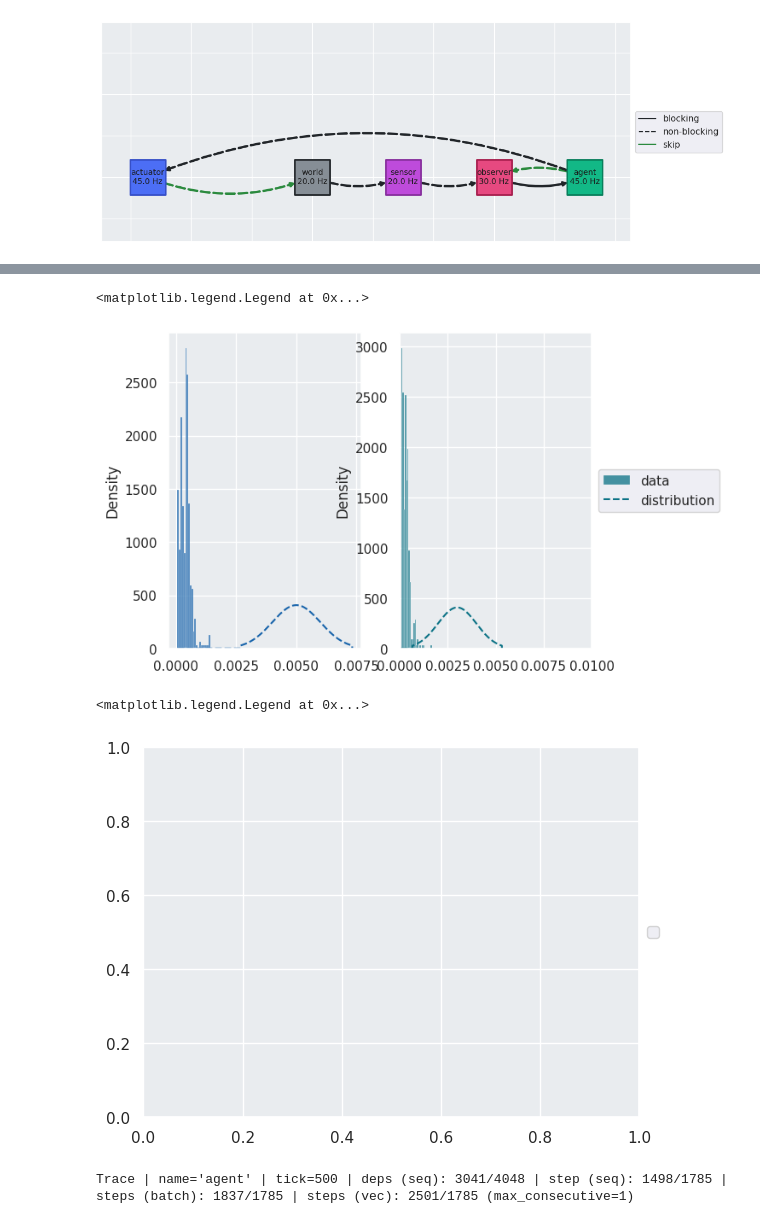
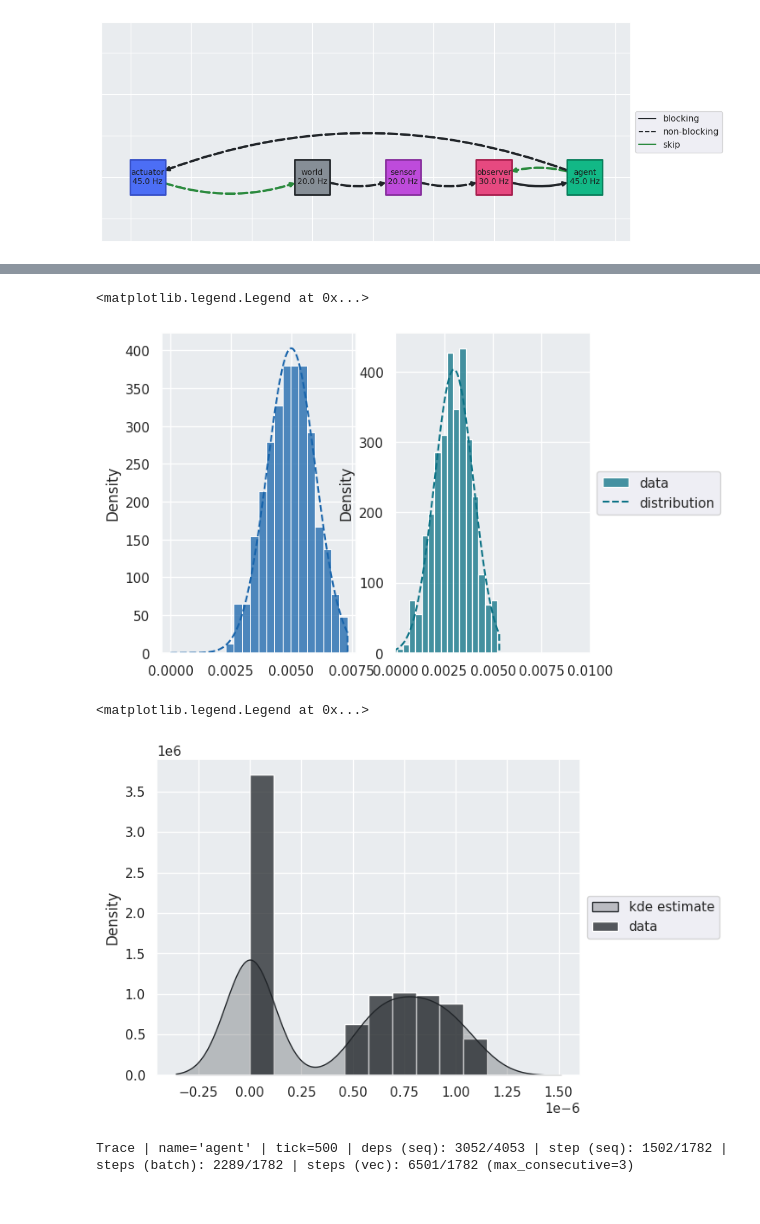
Before and after one commit to bheijden/rex, a Jupyter notebook: notebooks/protocol.ipynb, the cells around one changed output, grey strips where cells are left out. Saved outputs shown, nothing was run; the diff lists cells and outputs as text; code cells hidden in the pictures.

Commit message:
add ts, seq to StepState, add quantile function

```diff
--- a/notebooks/protocol.ipynb
+++ b/notebooks/protocol.ipynb
@@ -21,11 +22,11 @@ from scripts.dummy import DummyNode, DummyAgent
 utils.set_log_level(WARN)
 # %%
 # Create nodes
-world = DummyNode("world",           rate=20, delay_sim=Gaussian(0.000), color="magenta")
-sensor = DummyNode("sensor",         rate=20, delay_sim=Gaussian(0.007), color="yellow")
-observer = DummyNode("observer",     rate=30, delay_sim=Gaussian(0.016), color="cyan")
-agent = DummyAgent("agent",          rate=45, delay_sim=Gaussian(0.005, 0.001), color="blue", advance=True)
-actuator = DummyNode("actuator",     rate=45, delay_sim=Gaussian(1/45), color="green", advance=False, stateful=True)
+world = DummyNode("world",           rate=20, delay_sim=Gaussian(0.000), scheduling=PHASE)
+sensor = DummyNode("sensor",         rate=20, delay_sim=Gaussian(0.007), scheduling=PHASE)
+observer = DummyNode("observer",     rate=30, delay_sim=Gaussian(0.016), scheduling=PHASE)
+agent = DummyAgent("agent",          rate=45, delay_sim=Gaussian(0.005, 0.001), scheduling=PHASE, advance=True)
+actuator = DummyNode("actuator",     rate=45, delay_sim=Gaussian(1/45), scheduling=PHASE, advance=False, stateful=True)
 nodes = [world, sensor, observer, agent, actuator]
 
 # Connect
@@ -33,6 +34,6 @@ sensor.connect(world,        blocking=False, delay_sim=Gaussian(0.004), skip=Fal
 observer.connect(sensor,     blocking=False, delay_sim=Gaussian(0.003), skip=False, jitter=BUFFER)
 observer.connect(agent,      blocking=False, delay_sim=Gaussian(0.003), skip=True, jitter=LATEST)
 agent.connect(observer,      blocking=True, delay_sim=Gaussian(0.003), skip=False, jitter=BUFFER)
-actuator.connect(agent,      blocking=False, delay_sim=Gaussian(0.003, 0.001), skip=False, jitter=BUFFER, delay=0.05)
+actuator.connect(agent,      blocking=False, delay_sim=Gaussian(0.003, 0.001), skip=False, jitter=BUFFER)
 world.connect(actuator,      blocking=False, delay_sim=Gaussian(0.004), skip=True, jitter=BUFFER)
 # %% [output]
@@ -182,8 +187,8 @@ fig, axes = plt.subplots(ncols=2)
 [ax.set(facecolor=oc.ccolor("gray")) for ax in axes.flatten().tolist()]
 
 # Plot delays
-plot_delay(axes[0], d["agent"], clock=WALL_CLOCK)
-plot_delay(axes[1], d["actuator"].inputs[0], clock=WALL_CLOCK)
+plot_delay(axes[0], d["agent"], clock=SIMULATED)
+plot_delay(axes[1], d["actuator"].inputs[0], clock=SIMULATED)
 
 # axes[0].set(xlim=[0, 0.0025])
 axes[1].set(xlim=[0, 0.01])
@@ -196,29 +201,29 @@ axes[1].legend(by_label.values(), by_label.keys(), ncol=1, loc='center left', fa
           bbox_to_anchor=(1.0, 0.50))
 # %% [output]
 <matplotlib.legend.Legend at 0x...>
-[figure, old version]
+[figure, new version]
 # %%
 from rex.plot import plot_step_timing
 
 # Create new plots
 fig, ax = plt.subplots()
 ax.set(facecolor=oc.ccolor("gray"))
 
 # Plot step timing variation
-# plot_step_timing(ax, d["actuator"], ["delayed", "advanced", "ontime"])
+plot_step_timing(ax, d["actuator"], ["delayed", "advanced", "ontime"])
 # plot_step_timing(ax, d["actuator"], ["delayed", "ontime"])
 # plot_step_timing(ax, d["agent"], ["advanced", "ontime"])
 # plot_step_timing(ax, d["agent"], ["advanced"])
-plot_step_timing(ax, d["actuator"], "delayed", name="delayed")
+# plot_step_timing(ax, d["actuator"], "delayed", name="delayed")
 # plot_step_timing(ax, d["actuator"], "advanced", name="advanced")
 # plot_step_timing(ax, d["actuator"], "ontime", name="on time")
 
 # Plot legend
 handles, labels = ax.get_legend_handles_labels()
 ax.legend(handles, labels, ncol=1, loc='center left', fancybox=True, shadow=False, bbox_to_anchor=(1.0, 0.50))
 # %% [output]
 <matplotlib.legend.Legend at 0x...>
-[figure, old version]
+[figure, new version]
 # %%
 # Trace steps
 from rex.tracer import trace
@@ -230,7 +235,7 @@ d["actuator"].info.stateful = False
 # Trace record
 traceback = trace(record, "agent", -1, static=True)
 # %% [output]
-Trace | name='agent' | tick=500 | deps (seq): 3041/4048 | step (seq): 1498/1785 | steps (batch): 1837/1785 | steps (vec): 2501/1785 (max_consecutive=1)
+Trace | name='agent' | tick=500 | deps (seq): 3052/4053 | step (seq): 1502/1782 | steps (batch): 2289/1782 | steps (vec): 6501/1782 (max_consecutive=3)
 # %%
 from rex.plot import plot_computation_graph, plot_topological_order, plot_depth_order
 from matplotlib.ticker import MaxNLocator
```
Also changed, not shown: parts of 6 cells of this notebook, 42 other files.
